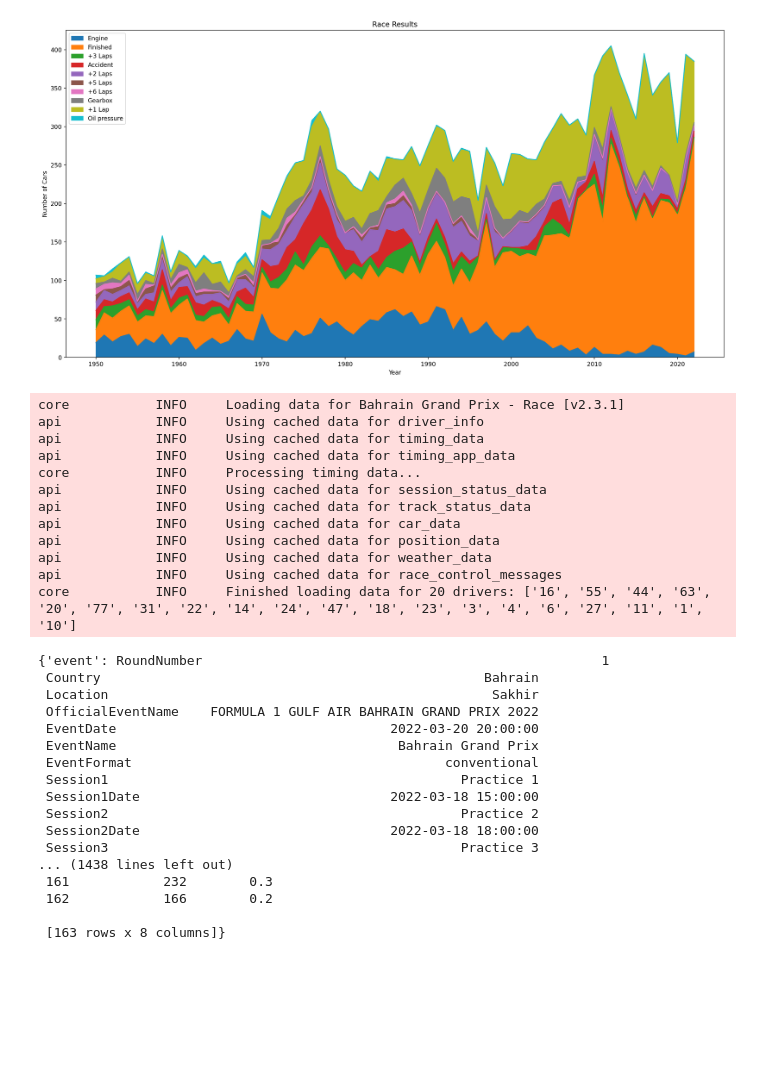
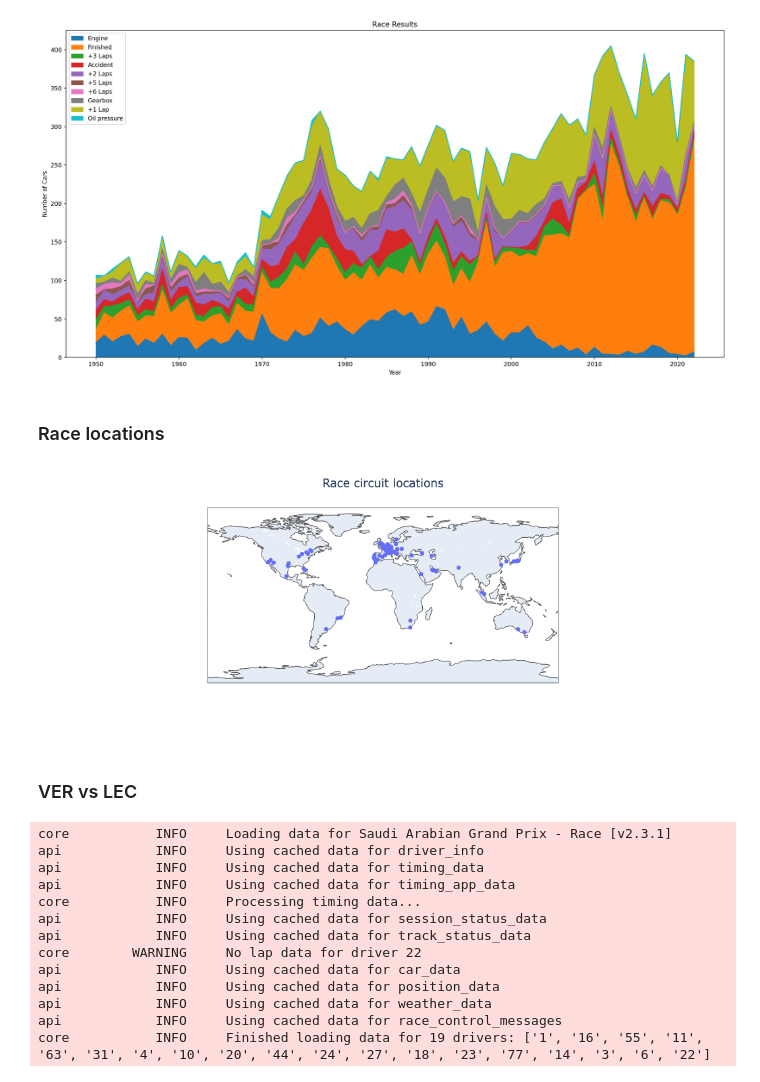
Before and after one commit to khushmeeet/f1, a Jupyter notebook: F1 analysis.ipynb, the cells around one changed output. Saved outputs shown, nothing was run; the diff lists cells and outputs as text; code cells hidden in the pictures; blank space fills up the shorter version.

```diff
--- a/F1 analysis.ipynb
+++ b/F1 analysis.ipynb
@@ -100,37 +99,16 @@ ax.set_ylabel("Number of Cars");
 ax.set_title("Race Results");
 # %% [output]
 [figure]
+# %% [markdown]
+### Race locations
 # %%
-session = fastf1.get_session(2022, 1, 'Race')
-session.load()
-session.__dict__
+circuits_df = pd.read_csv("./data/circuits.csv")
+circuits_df = circuits_df[["name", "location", "country", "lat", "lng"]]
+circuits_df["lat"] = circuits_df["lat"].astype(float)
+circuits_df["lng"] = circuits_df["lng"].astype(float)
+fig = px.scatter_geo(circuits_df, lat="lat", lon="lng", hover_name="location", projection="equirectangular", width=1000, height=400)
+fig.update_layout(title='Race circuit locations', title_x=0.5)
 # %% [output]
-core           INFO     Loading data for Bahrain Grand Prix - Race [v2.3.1]
-api            INFO     Using cached data for driver_info
-api            INFO     Using cached data for timing_data
-api            INFO     Using cached data for timing_app_data
-core           INFO     Processing timing data...
-api            INFO     Using cached data for session_status_data
-api            INFO     Using cached data for track_status_data
-api            INFO     Using cached data for car_data
-api            INFO     Using cached data for position_data
-api            INFO     Using cached data for weather_data
-api            INFO     Using cached data for race_control_messages
-core           INFO     Finished loading data for 20 drivers: ['16', '55', '44', '63', '20', '77', '31', '22', '14', '24', '47', '18', '23', '3', '4', '6', '27', '11', '1', '10']
-{'event': RoundNumber                                                   1
- Country                                                 Bahrain
- Location                                                 Sakhir
- OfficialEventName    FORMULA 1 GULF AIR BAHRAIN GRAND PRIX 2022
- EventDate                                   2022-03-20 20:00:00
- EventName                                    Bahrain Grand Prix
- EventFormat                                        conventional
- Session1                                             Practice 1
- Session1Date                                2022-03-18 15:00:00
- Session2                                             Practice 2
- Session2Date                                2022-03-18 18:00:00
- Session3                                             Practice 3
-... (1438 lines left out)
- 161            232        0.3
- 162            166        0.2
-
- [163 rows x 8 columns]}
+[figure, added]
+# %% [markdown]
+### VER vs LEC
@@ -136,0 +131,20 @@ core           INFO     Finished loading data for 20 drivers: ['16', '55', '44',
+# %%
+session = fastf1.get_session(2022, 2, "RACE")
+weekend = session.event
+session.load()
+ver_lap = session.laps.pick_driver("VER").pick_fastest()
+lec_lap = session.laps.pick_driver("LEC").pick_fastest()
+# %% [output]
+core           INFO     Loading data for Saudi Arabian Grand Prix - Race [v2.3.1]
+api            INFO     Using cached data for driver_info
+api            INFO     Using cached data for timing_data
+api            INFO     Using cached data for timing_app_data
+core           INFO     Processing timing data...
+api            INFO     Using cached data for session_status_data
+api            INFO     Using cached data for track_status_data
+core        WARNING     No lap data for driver 22
+api            INFO     Using cached data for car_data
+api            INFO     Using cached data for position_data
+api            INFO     Using cached data for weather_data
+api            INFO     Using cached data for race_control_messages
+core           INFO     Finished loading data for 19 drivers: ['1', '16', '55', '11', '63', '31', '4', '10', '20', '44', '24', '27', '18', '23', '77', '14', '3', '6', '22']
```
Also changed, not shown: parts of 4 cells of this notebook.
